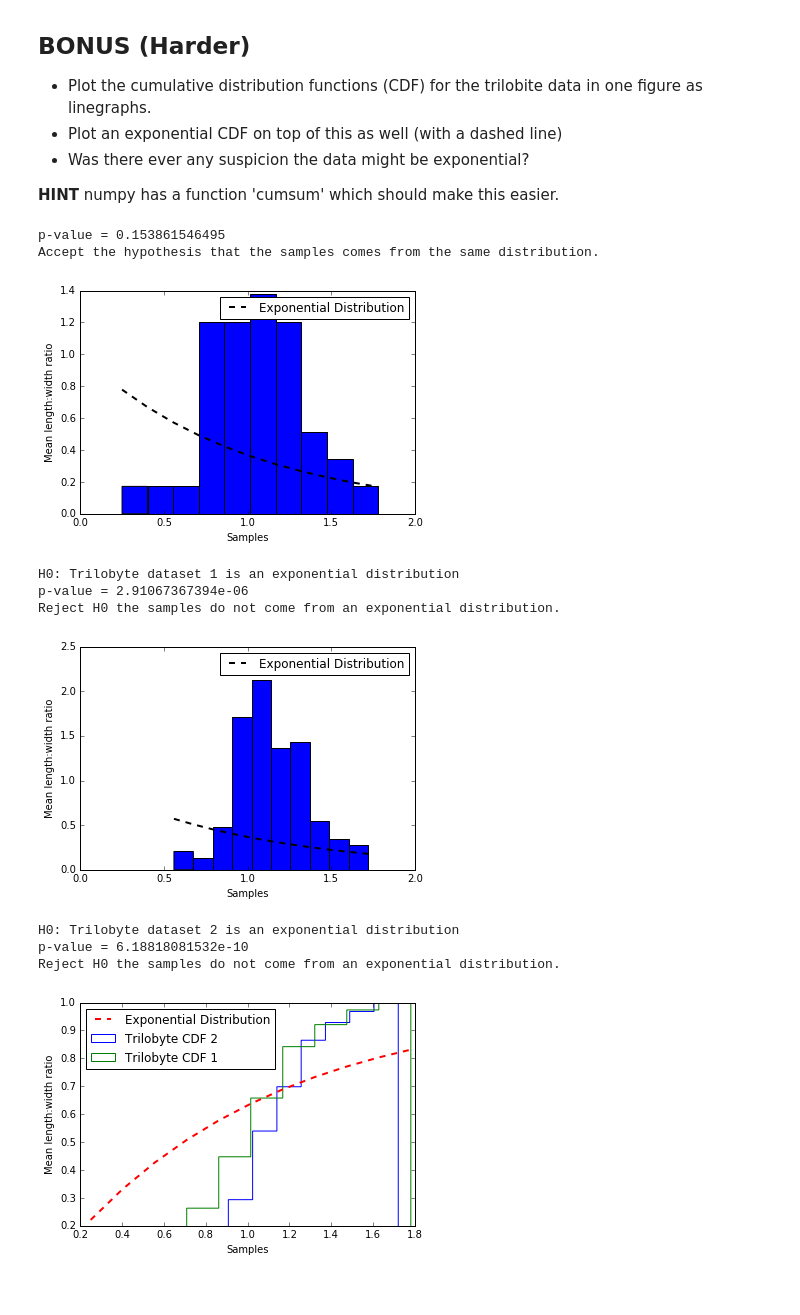
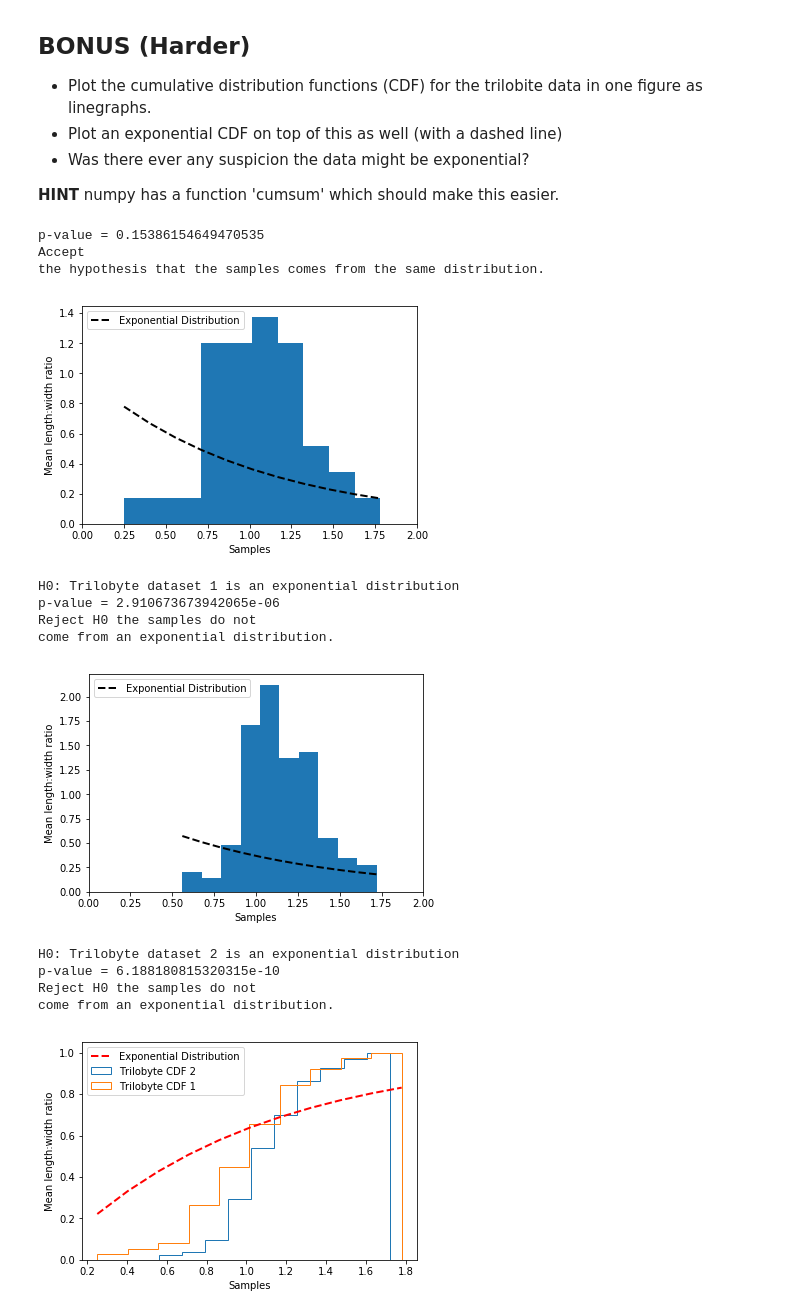
Before and after one commit to alanspencer/IntroductionToStatsForGeoscientists, a Jupyter notebook: solutions/Solution-3.2.ipynb, the cells around one changed output. Saved outputs shown, nothing was run; the diff lists cells and outputs as text; code cells hidden in the pictures.

```diff
--- a/solutions/Solution-3.2.ipynb
+++ b/solutions/Solution-3.2.ipynb
@@ -21,21 +21,20 @@ from scipy import stats
 import matplotlib.pyplot as plt
 
 # Read in the records
-record1 = np.recfromtxt("./triloshape1.csv")
-record2 = np.recfromtxt("./triloshape2.csv")
+record1 = np.recfromtxt("../data/triloshape1.csv")
+record2 = np.recfromtxt("../data/triloshape2.csv")
 
 triloshape1 = np.array(record1, dtype=float)
 triloshape2 = np.array(record2, dtype=float)
 
 D, p = stats.ks_2samp(triloshape1, triloshape2)
 
-print "p-value = {}".format(p)
+print ("p-value = {}".format(p))
 if p <= 0.05:
-    print "Reject",
+    print ("Reject",)
 else:
-    print "Accept",
-print "the hypothesis that the samples comes from the same distribution."
-
+    print ("Accept",)
+print ("the hypothesis that the samples comes from the same distribution.")
 
 
 plt.figure()
@@ -53,13 +52,13 @@ plt.show()
 D1, p1 = stats.ks_2samp(triloshape1, stats.expon.pdf(bins))
 # As before we compare triloshape1 with another dataset. This time
 # it is with an exponential distribution.
-print "H0: Trilobyte dataset 1 is an exponential distribution"
-print "p-value = {}".format(p1)
+print ("H0: Trilobyte dataset 1 is an exponential distribution")
+print ("p-value = {}".format(p1))
 if p1 <= 0.05:
-    print "Reject H0 the samples do not",
+    print ("Reject H0 the samples do not",)
 else:
-    print "Accept H0 the samples do",
-print "come from an exponential distribution."
+    print ("Accept H0 the samples do",)
+print ("come from an exponential distribution.")
 
 
 # Repeat as just done, for the second set of data
@@ -69,45 +68,48 @@ plt.plot(bins,stats.expon.pdf(bins),color = 'k', lw = 2.,
          linestyle='--', label = 'Exponential Distribution')
 plt.xlim(0,2)
 plt.xlabel("Samples")
 plt.ylabel("Mean length:width ratio")
 plt.legend(loc = 'best')
 plt.show()
 
 D2, p2 = stats.ks_2samp(triloshape2, stats.expon.pdf(bins))
-print "H0: Trilobyte dataset 2 is an exponential distribution"
-print "p-value = {}".format(p2)
+print ("H0: Trilobyte dataset 2 is an exponential distribution")
+print( "p-value = {}".format(p2))
 if p2 <= 0.05:
-    print "Reject H0 the samples do not",
+    print ("Reject H0 the samples do not",)
 else:
-    print "Accept H0 the samples do",
-print "come from an exponential distribution."
+    print ("Accept H0 the samples do",)
+print ("come from an exponential distribution.")
 
 
 """ BONUS """
 
 plt.figure()
 n1, bins1, patches1 = plt.hist(triloshape2, 10, normed=True,
                                cumulative=True, histtype = 'step', label = 'Trilobyte CDF 2')
 n2, bins2, patches2 = plt.hist(triloshape1, 10, normed=True,
                                cumulative=True, histtype = 'step', label = 'Trilobyte CDF 1')
 plt.plot(bins2, stats.expon.cdf(bins2), color='r', lw=2.,
          linestyle='--', label = 'Exponential Distribution')
 plt.xlabel("Samples")
 plt.ylabel("Mean length:width ratio")
 plt.legend(loc = 'best')
 plt.show()
 
 # There was not really any reason to suspect exponetiality however this is a useful exercise
 # on manipulating distributions other than normal.
 # %% [output]
-p-value = 0.153861546495
-Accept the hypothesis that the samples comes from the same distribution.
+p-value = 0.15386154649470535
+Accept
+the hypothesis that the samples comes from the same distribution.
-[figure, old version]
+[figure, new version]
 H0: Trilobyte dataset 1 is an exponential distribution
-p-value = 2.91067367394e-06
-Reject H0 the samples do not come from an exponential distribution.
+p-value = 2.910673673942065e-06
+Reject H0 the samples do not
+come from an exponential distribution.
-[figure, old version]
+[figure, new version]
 H0: Trilobyte dataset 2 is an exponential distribution
-p-value = 6.18818081532e-10
-Reject H0 the samples do not come from an exponential distribution.
+p-value = 6.188180815320315e-10
+Reject H0 the samples do not
+come from an exponential distribution.
-[figure, old version]
+[figure, new version]
```
Also changed, not shown: 8 other files.
